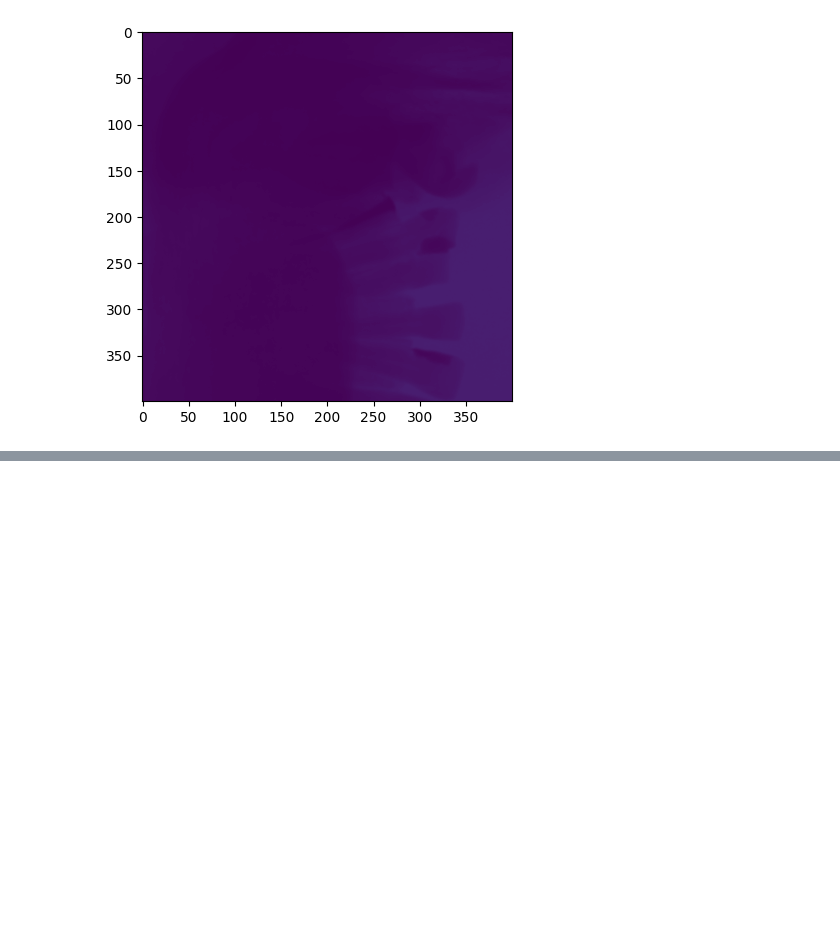
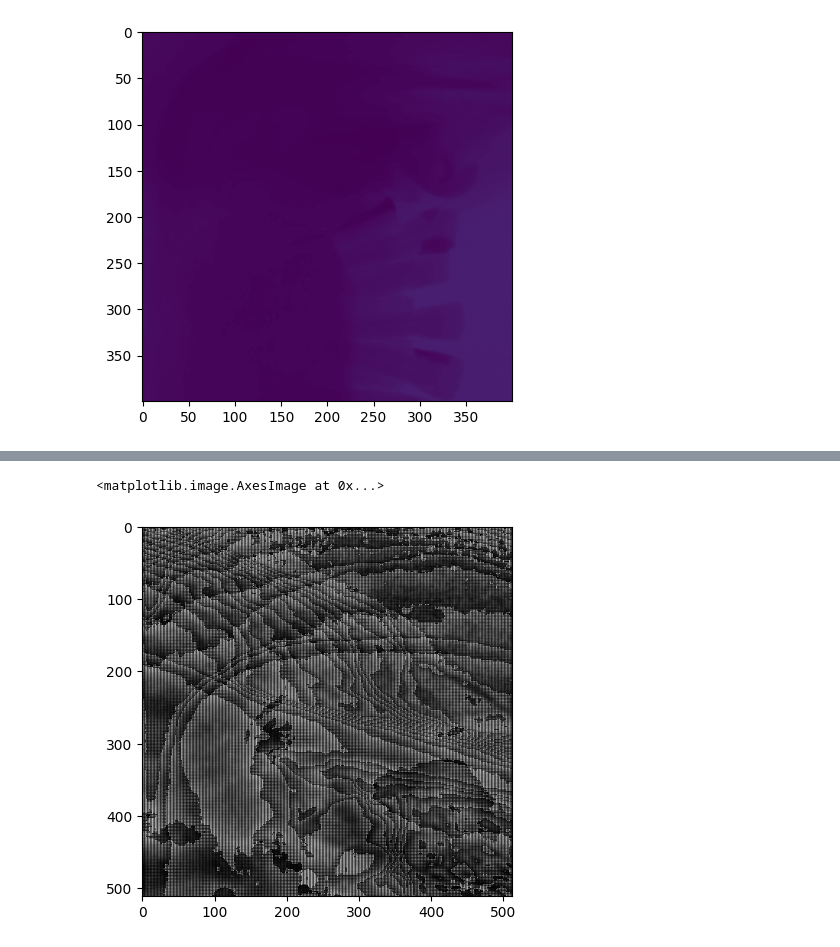
Before and after one commit to FilLTP89/artefacts, a Jupyter notebook: notebooks/test_shape.ipynb, the cells around one changed output, grey strips where cells are left out. Saved outputs shown, nothing was run; the diff lists cells and outputs as text; code cells hidden in the pictures; blank space fills up the shorter version.

```diff
--- a/notebooks/test_shape.ipynb
+++ b/notebooks/test_shape.ipynb
@@ -126,0 +182,7 @@ t.shape
+# %%
+img = np.memmap("536_ground_truth.raw", dtype=np.uint8, mode='r', shape=(512, 512))
+# %%
+plt.imshow(img,cmap="gray")
+# %% [output]
+<matplotlib.image.AxesImage at 0x...>
+[figure, added]
```
Also changed, not shown: parts of 14 cells of this notebook, 2 other files.
